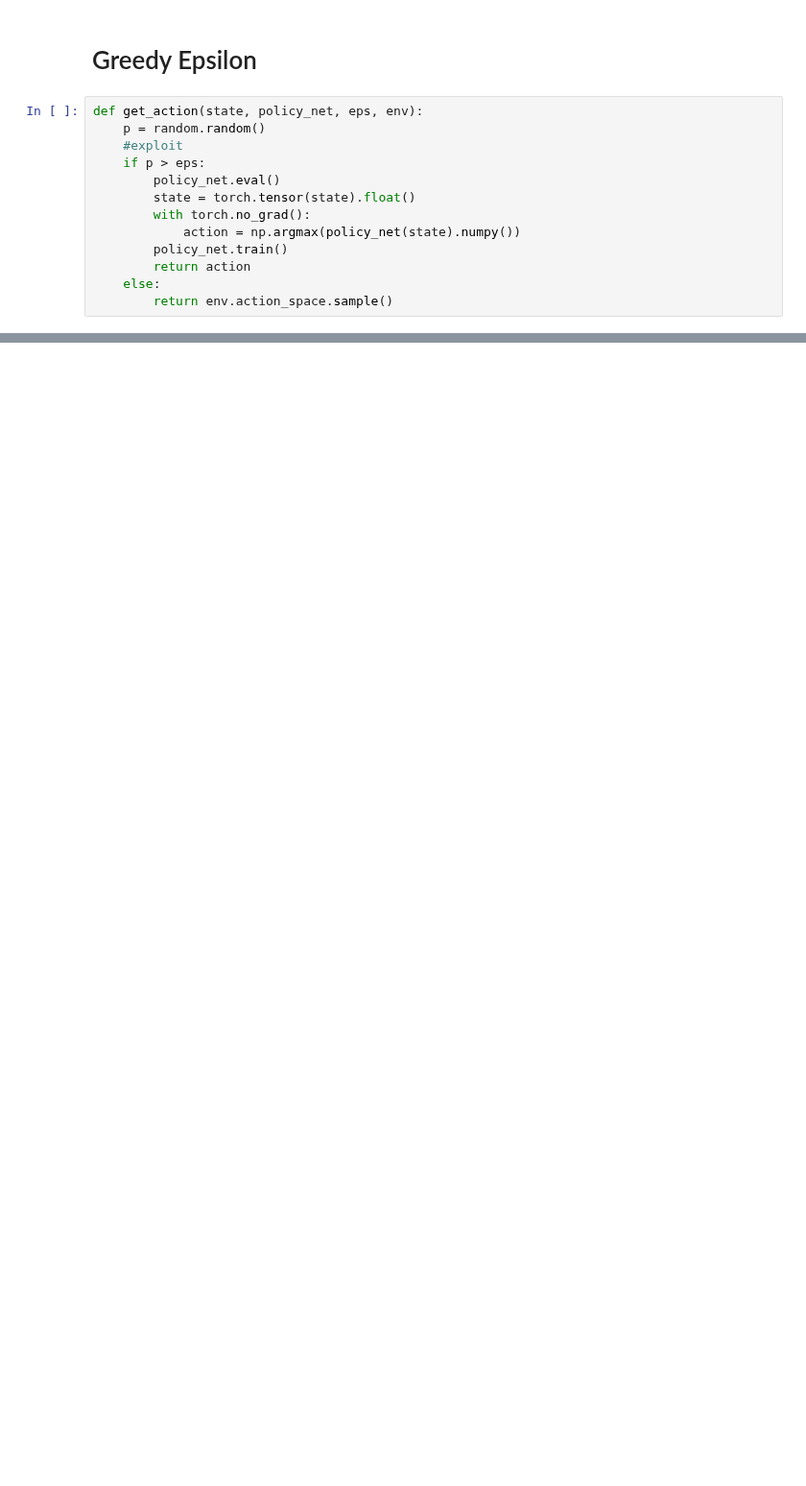
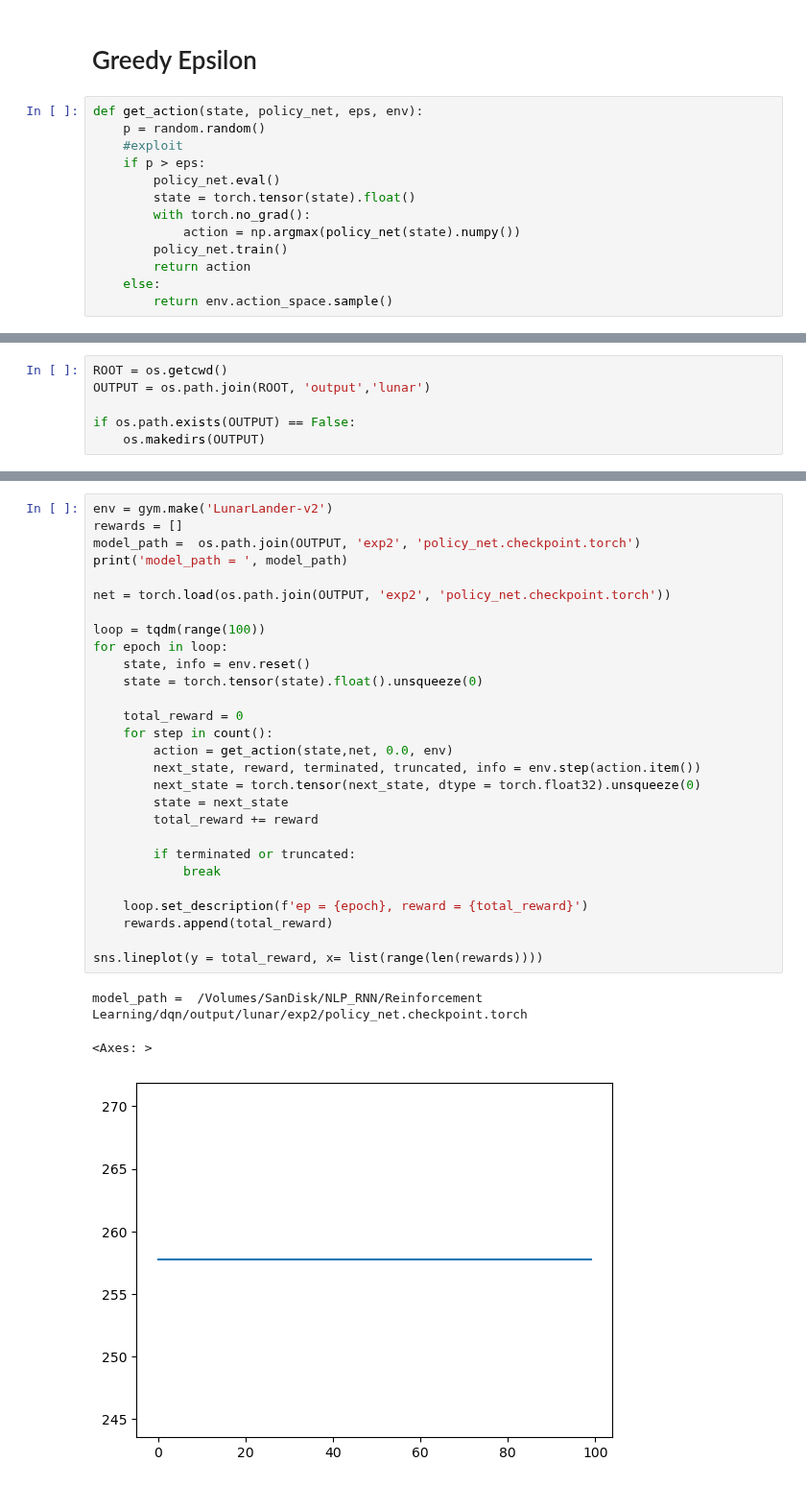
Before and after one commit to jameskn30/NLP_RNN, a Jupyter notebook: Reinforcement Learning/dqn/lunar.v5.ipynb, the cells around one changed output, grey strips where cells are left out. Shown at 96% size. Saved outputs shown, nothing was run; the diff lists cells and outputs as text; blank space fills up the shorter version.

Commit message:
working on lunar lander v5

```diff
--- a/Reinforcement Learning/dqn/lunar.v5.ipynb
+++ b/Reinforcement Learning/dqn/lunar.v5.ipynb
@@ -192,0 +195,6 @@ explore =  1
+# %%
+ROOT = os.getcwd()
+OUTPUT = os.path.join(ROOT, 'output','lunar')
+
+if os.path.exists(OUTPUT) == False:
+    os.makedirs(OUTPUT)
@@ -192,0 +203,32 @@ explore =  1
+# %%
+env = gym.make('LunarLander-v2')
+rewards = []
+model_path =  os.path.join(OUTPUT, 'exp2', 'policy_net.checkpoint.torch')
+print('model_path = ', model_path)
+
+net = torch.load(os.path.join(OUTPUT, 'exp2', 'policy_net.checkpoint.torch'))
+
+loop = tqdm(range(100))
+for epoch in loop:
+    state, info = env.reset()
+    state = torch.tensor(state).float().unsqueeze(0)
+
+    total_reward = 0
+    for step in count():
+        action = get_action(state,net, 0.0, env)
+        next_state, reward, terminated, truncated, info = env.step(action.item())
+        next_state = torch.tensor(next_state, dtype = torch.float32).unsqueeze(0)
+        state = next_state
+        total_reward += reward
+
+        if terminated or truncated:
+            break
+
+    loop.set_description(f'ep = {epoch}, reward = {total_reward}')
+    rewards.append(total_reward)
+
+sns.lineplot(y = total_reward, x= list(range(len(rewards))))
+# %% [output]
+model_path =  /Volumes/SanDisk/NLP_RNN/Reinforcement Learning/dqn/output/lunar/exp2/policy_net.checkpoint.torch
+<Axes: >
+[figure, added]
```
Also changed, not shown: parts of 18 cells of this notebook, 1 other file.
